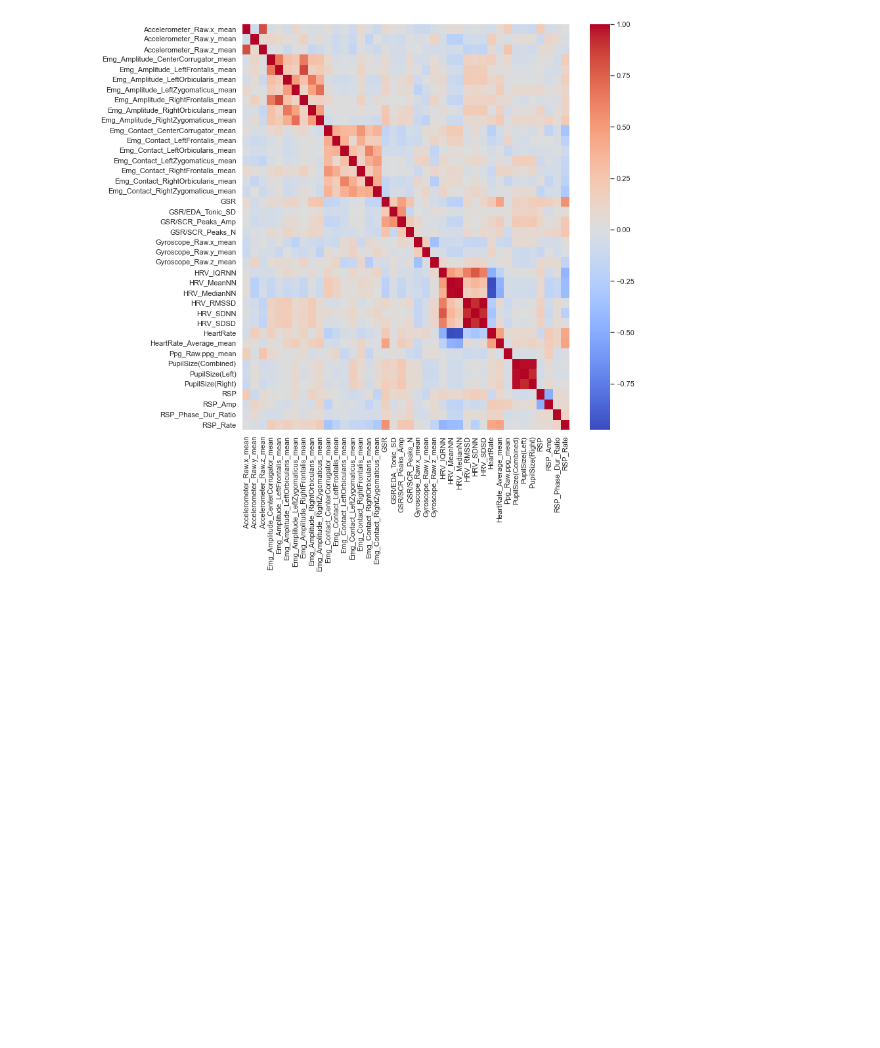
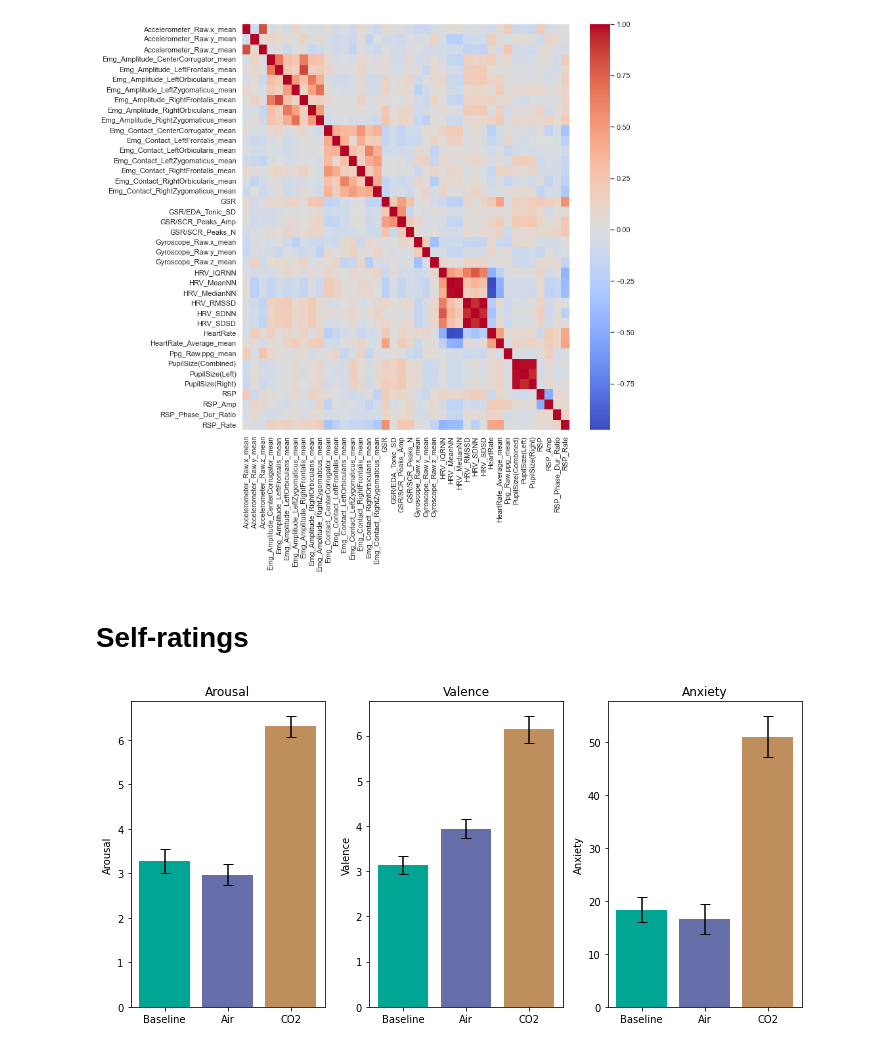
Before and after one commit to michalgnacek/co2-study, a Jupyter notebook: notebooks/3_statistics.ipynb, the cells around one changed output. Drawn from its saved outputs; the diff is of its cells as text; code cells hidden in the pictures; blank space fills up the shorter version.

Commit message:
Added cohend power analysis and self-ratings barplot

```diff
--- a/notebooks/3_statistics.ipynb
+++ b/notebooks/3_statistics.ipynb
@@ -1337,3 +1345,18 @@ A value is trying to be set on a copy of a slice from a DataFrame
 See the caveats in the documentation: https://pandas.pydata.org/pandas-docs/stable/user_guide/indexing.html#returning-a-view-versus-a-copy
   df.rename(columns={
 [figure]
+# %% [markdown]
+# Self-ratings
+# %%
+RATINGS_FILE_PATH = r"F:\OneDrive - Bournemouth University\Studies\CO2 study\paper\participants_n63_qualtrics_lab.csv"
+ratings_file = pd.read_csv(RATINGS_FILE_PATH)
+# %%
+# Drop first row which contains additional column info
+fileterd_ratings_data = ratings_file[1:].reset_index(drop=True)
+# Only participants included in the n=46 analysis
+fileterd_ratings_data = fileterd_ratings_data[fileterd_ratings_data['N_46_Included']=='Y']
+barplot_data = fileterd_ratings_data[['baseline_arousal_1', 'baseline_valence_1', 'baseline_anxiety', 'arousal_1_1', 'valence_1_1', 'anxiety_1', 'arousal_2_1', 'valence_2_1', 'anxiety_2' ]]
+# %%
+Plots.ratings_barplot(barplot_data, os.path.join(notebook_temp_dir, "ratings_barplot"))
+# %% [output]
+[figure, added]
```
Also changed, not shown: parts of 6 cells of this notebook, 2 other files.
